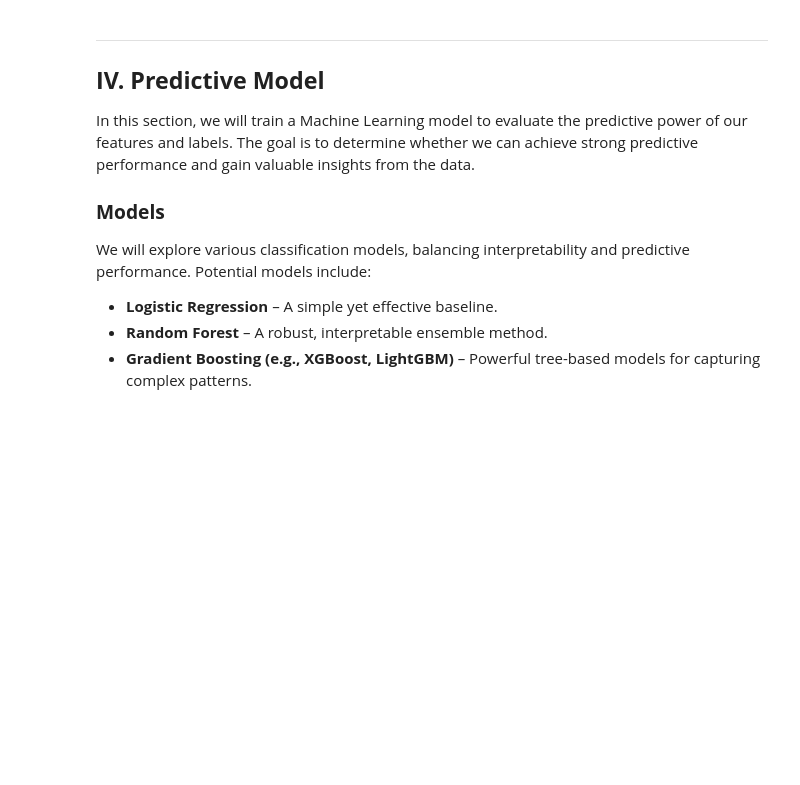
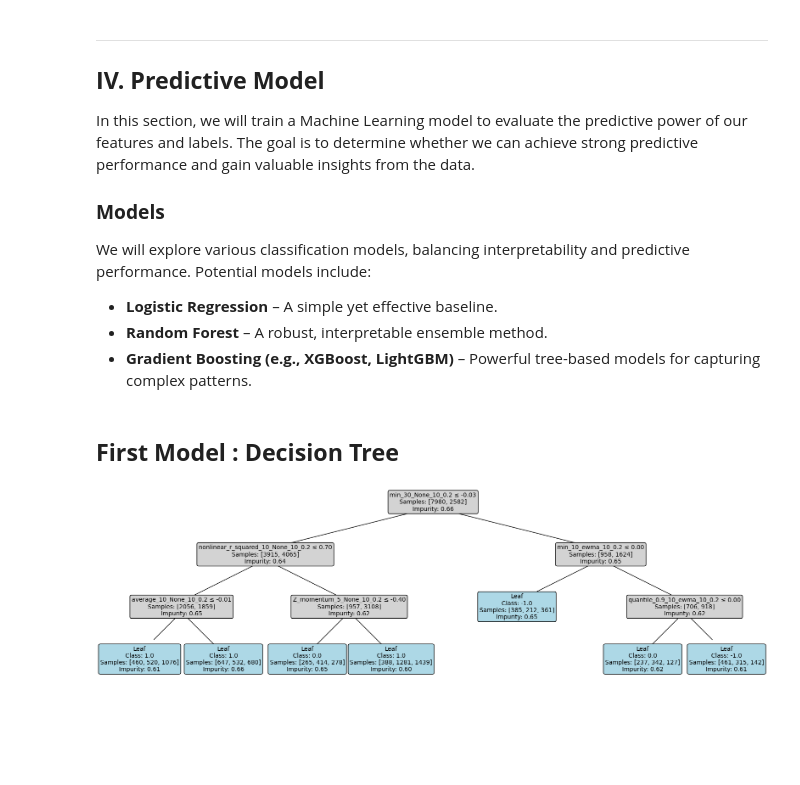
Before and after one commit to Cheval-Paresseux/ChevalParesseux-lib, a Jupyter notebook: notebooks/MachineLearning.ipynb, the cells around one changed output. Saved outputs shown, nothing was run; the diff lists cells and outputs as text; code cells hidden in the pictures; blank space fills up the shorter version.

```diff
--- a/notebooks/MachineLearning.ipynb
+++ b/notebooks/MachineLearning.ipynb
@@ -287,20 +320,39 @@ We will explore various classification models, balancing interpretability and pr
 First, we will prepare the data for training the model using vertical stacking.
 Using vertical stacking let the model see more patterns and generalize better.
 """
-stacked_data = pd.concat([label_features[ticker] for ticker in training_data.keys()], axis=0, ignore_index=True)
-stacked_data = stacked_data.drop(columns=['nonlinear_tstat_120_None_10_0.2', 'nonlinear_pvalue_120_None_10_0.2', 'nonlinear_tstat_120_ewma_10_0.2', 'nonlinear_pvalue_120_ewma_10_0.2'])
-stacked_data = stacked_data.dropna(axis=0)
+training_stacked_data = pd.concat([label_features_training[ticker] for ticker in training_data.keys()], axis=0, ignore_index=True)
+training_stacked_data = training_stacked_data.drop(columns=['nonlinear_tstat_120_None_10_0.2', 'nonlinear_pvalue_120_None_10_0.2', 'nonlinear_tstat_120_ewma_10_0.2', 'nonlinear_pvalue_120_ewma_10_0.2'])
+training_stacked_data = training_stacked_data.dropna(axis=0)
 
-X_train = stacked_data.drop(['labels_tb', 'labels_lf'], axis=1)
-y_train_tb = stacked_data['labels_tb']
-y_train_lf = stacked_data['labels_lf']
+X_train = training_stacked_data.drop(['labels_tb', 'labels_lf'], axis=1)
+y_train_tb = training_stacked_data['labels_tb']
+y_train_lf = training_stacked_data['labels_lf']
+
+training_set = {
+    'AAPL': label_features_training['AAPL'].drop(columns=['nonlinear_tstat_120_None_10_0.2', 'nonlinear_pvalue_120_None_10_0.2', 'nonlinear_tstat_120_ewma_10_0.2', 'nonlinear_pvalue_120_ewma_10_0.2']).dropna(axis=0),
+    'GME': label_features_training['GME'].drop(columns=['nonlinear_tstat_120_None_10_0.2', 'nonlinear_pvalue_120_None_10_0.2', 'nonlinear_tstat_120_ewma_10_0.2', 'nonlinear_pvalue_120_ewma_10_0.2']).dropna(axis=0),
+    'A': label_features_training['A'].drop(columns=['nonlinear_tstat_120_None_10_0.2', 'nonlinear_pvalue_120_None_10_0.2', 'nonlinear_tstat_120_ewma_10_0.2', 'nonlinear_pvalue_120_ewma_10_0.2']).dropna(axis=0),
+    'META': label_features_training['META'].drop(columns=['nonlinear_tstat_120_None_10_0.2', 'nonlinear_pvalue_120_None_10_0.2', 'nonlinear_tstat_120_ewma_10_0.2', 'nonlinear_pvalue_120_ewma_10_0.2']).dropna(axis=0),
+}
+
+testing_set = {
+    'AAPL': label_features_testing['AAPL'].drop(columns=['nonlinear_tstat_120_None_10_0.2', 'nonlinear_pvalue_120_None_10_0.2', 'nonlinear_tstat_120_ewma_10_0.2', 'nonlinear_pvalue_120_ewma_10_0.2']).dropna(axis=0),
+    'GME': label_features_testing['GME'].drop(columns=['nonlinear_tstat_120_None_10_0.2', 'nonlinear_pvalue_120_None_10_0.2', 'nonlinear_tstat_120_ewma_10_0.2', 'nonlinear_pvalue_120_ewma_10_0.2']).dropna(axis=0),
+    'A': label_features_testing['A'].drop(columns=['nonlinear_tstat_120_None_10_0.2', 'nonlinear_pvalue_120_None_10_0.2', 'nonlinear_tstat_120_ewma_10_0.2', 'nonlinear_pvalue_120_ewma_10_0.2']).dropna(axis=0),
+    'META': label_features_testing['META'].drop(columns=['nonlinear_tstat_120_None_10_0.2', 'nonlinear_pvalue_120_None_10_0.2', 'nonlinear_tstat_120_ewma_10_0.2', 'nonlinear_pvalue_120_ewma_10_0.2']).dropna(axis=0),
+}
+# %% [markdown]
+## **First Model : Decision Tree**
 # %%
 criterion = 'gini'
-max_depth = 2
+max_depth = 3
 min_samples_split = 1000
 min_samples_leaf = 500
 max_features = 10
 n_jobs = 9
 
 decision_tree = lib.DecisionTreeClassifier(criterion=criterion, max_depth=max_depth, min_samples_split=min_samples_split, min_samples_leaf=min_samples_leaf, max_features=max_features, n_jobs=n_jobs)
-features_importances_tb = decision_tree.fit(X_train, y_train_lf)
+decision_tree.fit(X_train, y_train_lf)
+lib.plot_tree(decision_tree.root, feature_names=X_train.columns.tolist())
+# %% [output]
+[figure, added]
```
Also changed, not shown: parts of 7 cells of this notebook, 5 other files.
